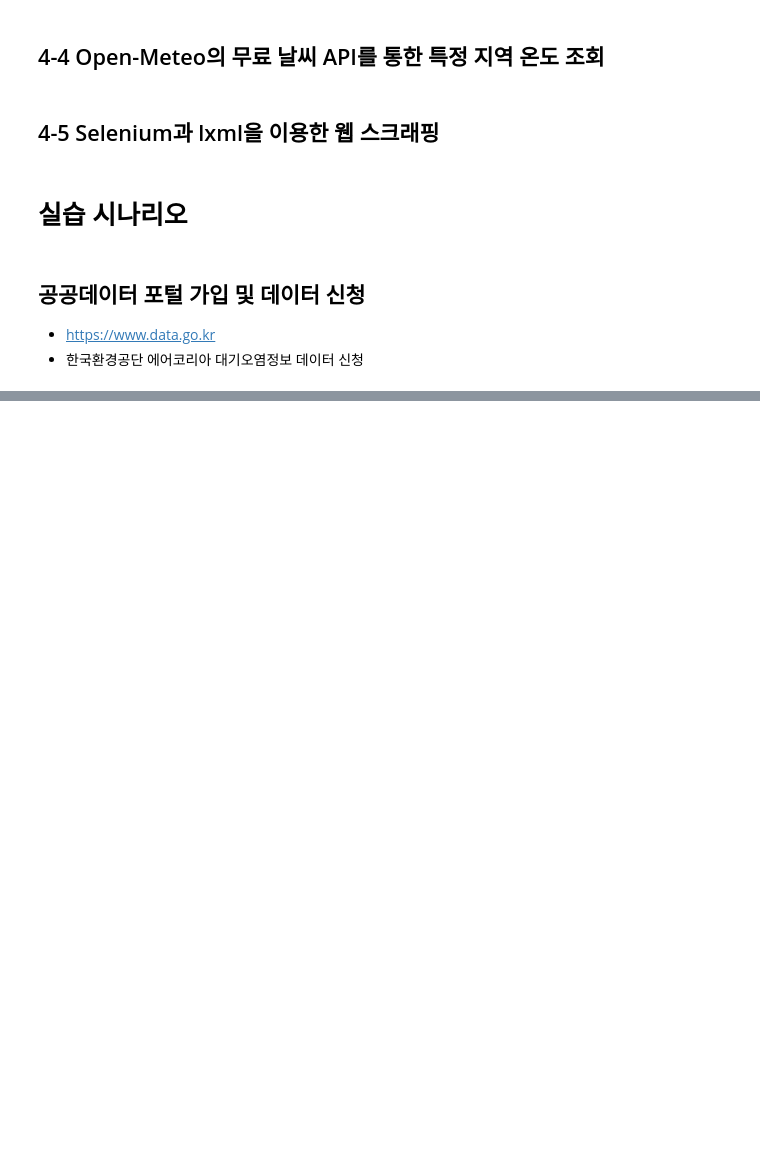
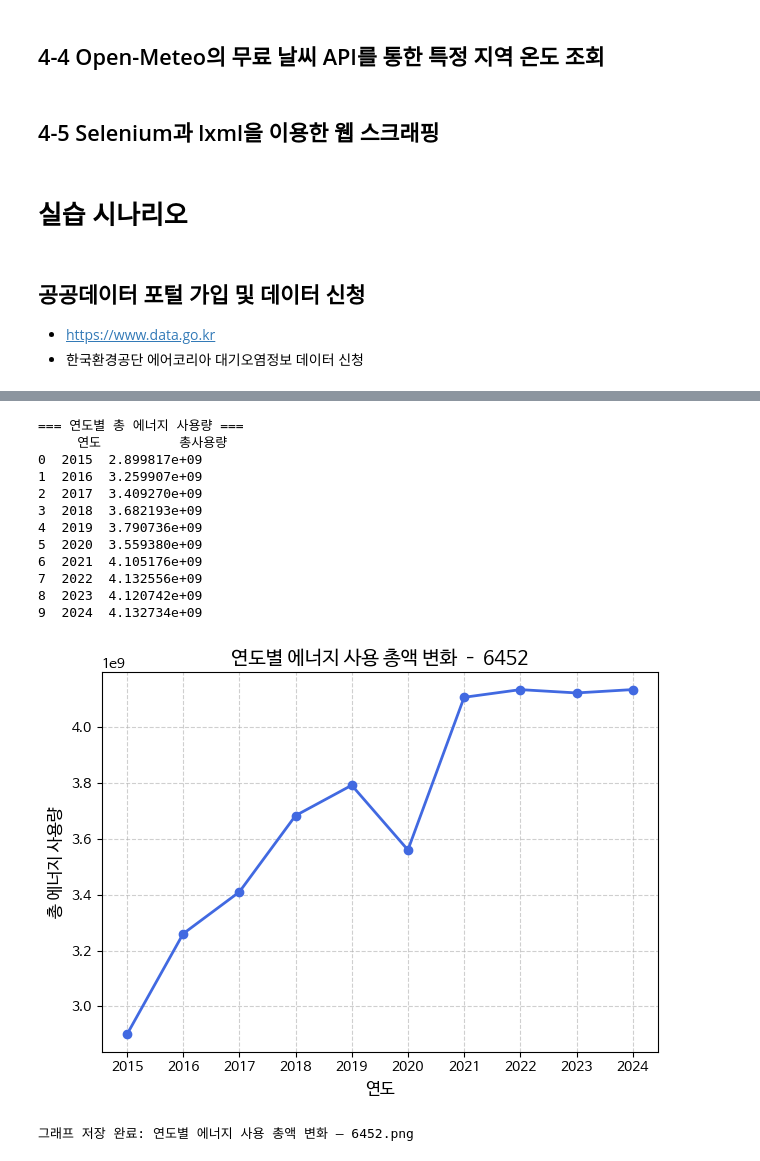
Before and after one commit to kus7459-knou/Data-Analysis-with-Open-Source, a Jupyter notebook: 오픈소스_데이터_분석_4강.ipynb, the cells around one changed output, grey strips where cells are left out. Drawn from its saved outputs; the diff is of its cells as text; code cells hidden in the pictures; blank space fills up the shorter version.

```diff
--- a/오픈소스_데이터_분석_4강.ipynb
+++ b/오픈소스_데이터_분석_4강.ipynb
@@ -152,0 +312,60 @@ b'{"RESULT":{"CODE":"INFO-200","MESSAGE":"\xed\x95\xb4\xeb\x8b\xb9\xed\x95\x98\x
+# %%
+# -------------------------------
+# [문제3] 연도별 에너지 사용 총합 변화량 시각화
+# -------------------------------
+
+import pandas as pd
+import matplotlib.pyplot as plt
+
+plt.rc('font', family='NanumBarunGothic')
+# 1️⃣ CSV 파일 불러오기
+df = pd.read_csv("seoul_energy_personal_2015_2024.csv")
+
+# 2️⃣ 연도별 총 에너지 사용량 계산 (전기 + 가스 + 수도 + 지역난방)
+df["총사용량"] = df["전기사용량"] + df["가스사용량"] + df["수도사용량"] + df["지역난방사용량"]
+
+# 3️⃣ 연도별 총합 집계
+yearly_total = df.groupby("연도")["총사용량"].sum().reset_index()
+
+print("\n=== 연도별 총 에너지 사용량 ===")
+print(yearly_total)
+
+# 4️⃣ 선 그래프 시각화
+plt.figure(figsize=(10,6))
+plt.plot(
+    yearly_total["연도"],
+    yearly_total["총사용량"],
+    marker='o',
+    linestyle='-',
+    color='royalblue',
+    linewidth=2
+)
+
+# 5️⃣ 그래프 꾸미기
+plt.title("연도별 에너지 사용 총액 변화 – 6452", fontsize=14)
+plt.xlabel("연도", fontsize=12)
+plt.ylabel("총 에너지 사용량", fontsize=12)
+plt.grid(True, linestyle='--', alpha=0.6)
+plt.xticks(yearly_total["연도"])  # 연도별 눈금 표시
+plt.tight_layout()
+
+# 6️⃣ 그래프 저장
+plt.savefig("연도별 에너지 사용 총액 변화 – 6452.png", dpi=300)
+plt.show()
+
+print("\n그래프 저장 완료: 연도별 에너지 사용 총액 변화 – 6452.png")
+# %% [output]
+=== 연도별 총 에너지 사용량 ===
+     연도          총사용량
+0  2015  2.899817e+09
+1  2016  3.259907e+09
+2  2017  3.409270e+09
+3  2018  3.682193e+09
+4  2019  3.790736e+09
+5  2020  3.559380e+09
+6  2021  4.105176e+09
+7  2022  4.132556e+09
+8  2023  4.120742e+09
+9  2024  4.132734e+09
+[figure, added]
+그래프 저장 완료: 연도별 에너지 사용 총액 변화 – 6452.png
```
Also changed, not shown: parts of 5 cells of this notebook.
